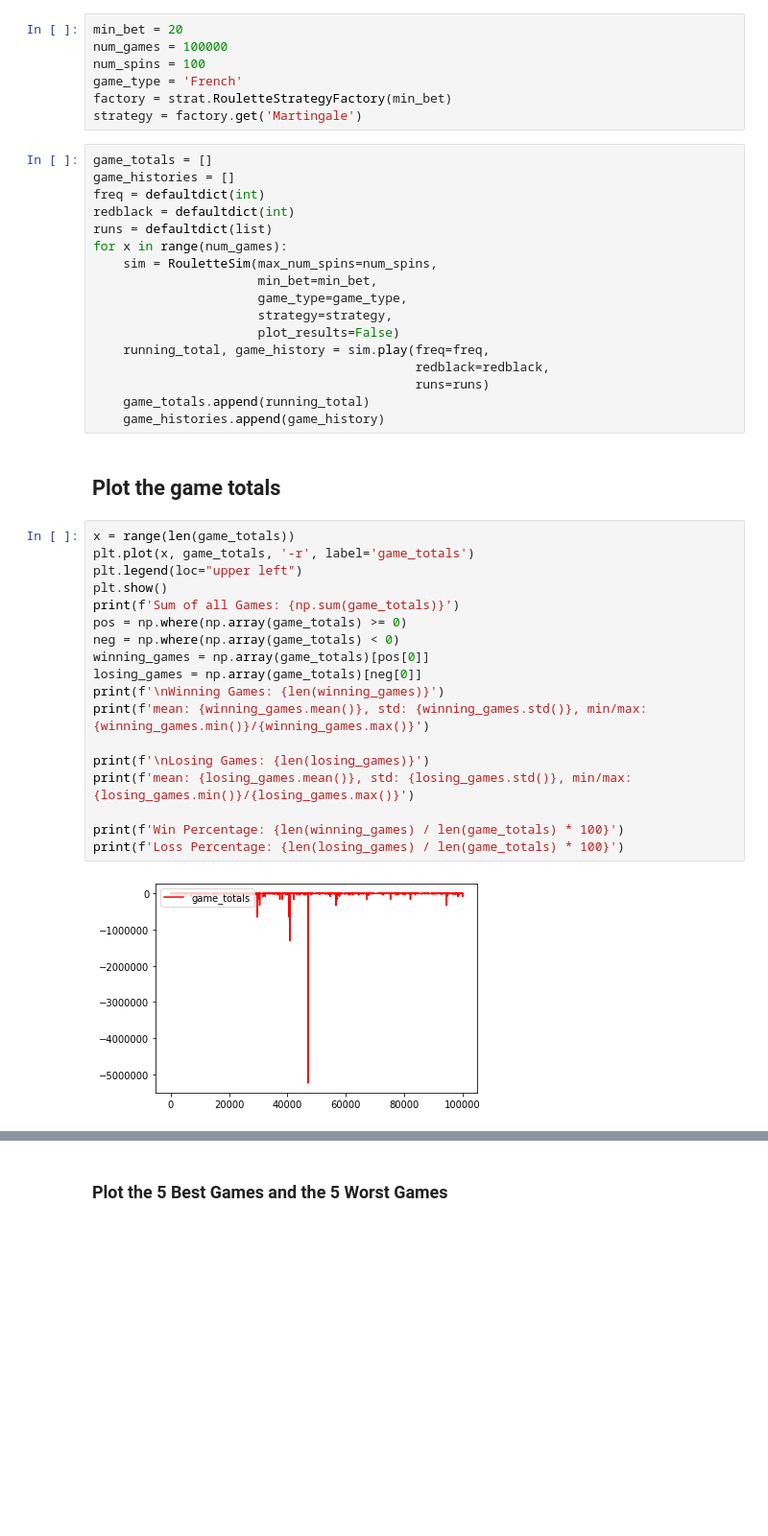
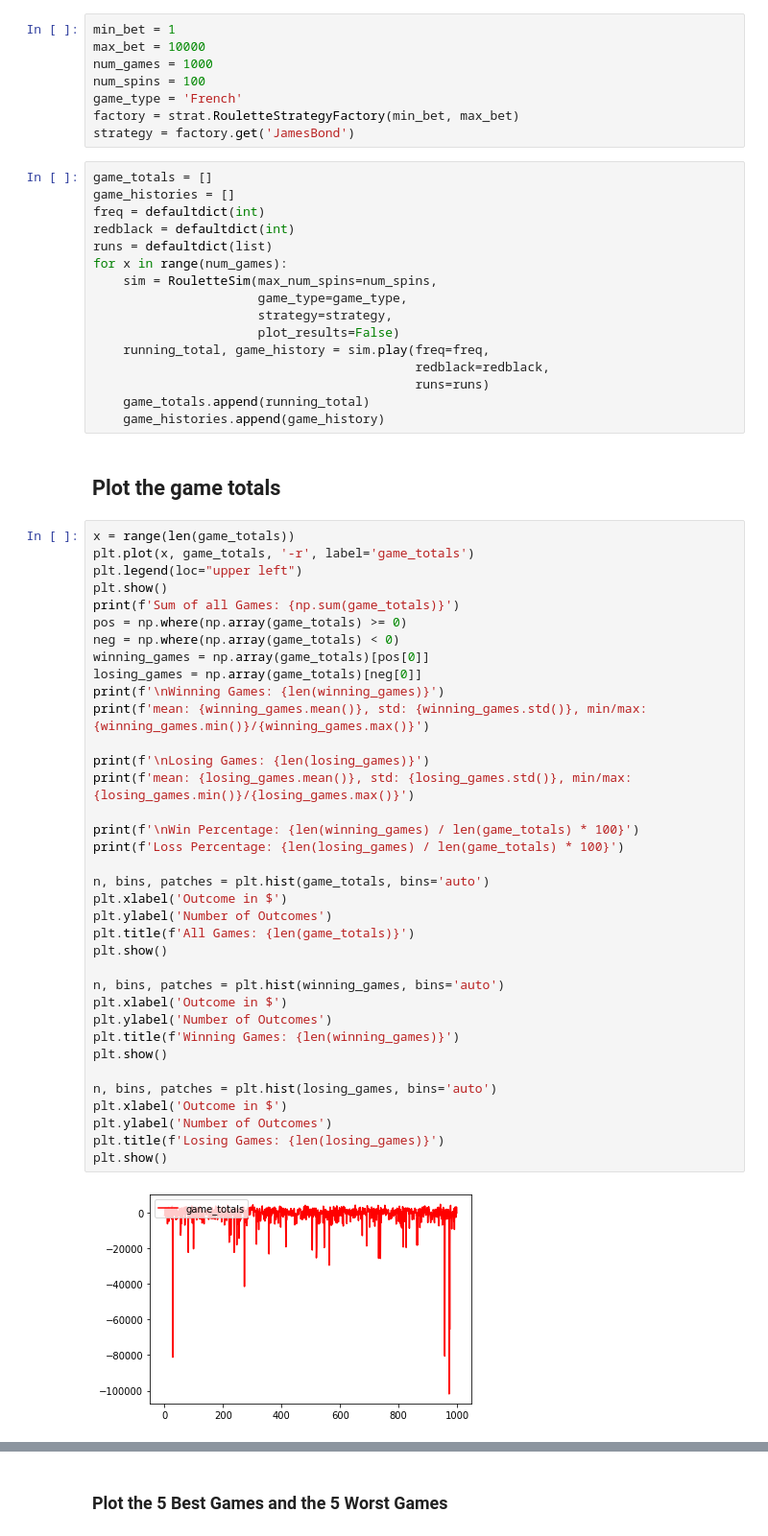
Before and after one commit to cgpadwick/roulettesim, a Jupyter notebook: src/analyze_roulette.ipynb, the cells around one changed output, grey strips where cells are left out. Shown at 96% size. Cells and saved outputs as stored; diff of their text form; blank space fills up the shorter version.

```diff
--- a/src/analyze_roulette.ipynb
+++ b/src/analyze_roulette.ipynb
@@ -5,10 +6,11 @@ import strategies as strat
 # %%
-min_bet = 20
-num_games = 100000
+min_bet = 1
+max_bet = 10000
+num_games = 1000
 num_spins = 100
 game_type = 'French'
-factory = strat.RouletteStrategyFactory(min_bet)
-strategy = factory.get('Martingale')
+factory = strat.RouletteStrategyFactory(min_bet, max_bet)
+strategy = factory.get('JamesBond')
 # %%
 game_totals = []
 game_histories = []
@@ -17,7 +19,6 @@ redblack = defaultdict(int)
 runs = defaultdict(list)
 for x in range(num_games):
     sim = RouletteSim(max_num_spins=num_spins,
-                      min_bet=min_bet,
                       game_type=game_type,
                       strategy=strategy,
                       plot_results=False)
@@ -31,20 +32,38 @@ for x in range(num_games):
 # %%
 x = range(len(game_totals))
 plt.plot(x, game_totals, '-r', label='game_totals')
 plt.legend(loc="upper left")
 plt.show()
 print(f'Sum of all Games: {np.sum(game_totals)}')
 pos = np.where(np.array(game_totals) >= 0)
 neg = np.where(np.array(game_totals) < 0)
 winning_games = np.array(game_totals)[pos[0]]
 losing_games = np.array(game_totals)[neg[0]]
 print(f'\nWinning Games: {len(winning_games)}')
 print(f'mean: {winning_games.mean()}, std: {winning_games.std()}, min/max: {winning_games.min()}/{winning_games.max()}')
 
 print(f'\nLosing Games: {len(losing_games)}')
 print(f'mean: {losing_games.mean()}, std: {losing_games.std()}, min/max: {losing_games.min()}/{losing_games.max()}')
 
-print(f'Win Percentage: {len(winning_games) / len(game_totals) * 100}')
+print(f'\nWin Percentage: {len(winning_games) / len(game_totals) * 100}')
 print(f'Loss Percentage: {len(losing_games) / len(game_totals) * 100}')
+
+n, bins, patches = plt.hist(game_totals, bins='auto')
+plt.xlabel('Outcome in $')
+plt.ylabel('Number of Outcomes')
+plt.title(f'All Games: {len(game_totals)}')
+plt.show()
+
+n, bins, patches = plt.hist(winning_games, bins='auto')
+plt.xlabel('Outcome in $')
+plt.ylabel('Number of Outcomes')
+plt.title(f'Winning Games: {len(winning_games)}')
+plt.show()
+
+n, bins, patches = plt.hist(losing_games, bins='auto')
+plt.xlabel('Outcome in $')
+plt.ylabel('Number of Outcomes')
+plt.title(f'Losing Games: {len(losing_games)}')
+plt.show()
 # %% [output]
-[figure, old version]
+[figure, new version]
```
Also changed, not shown: parts of 13 cells of this notebook, 2 other files.
